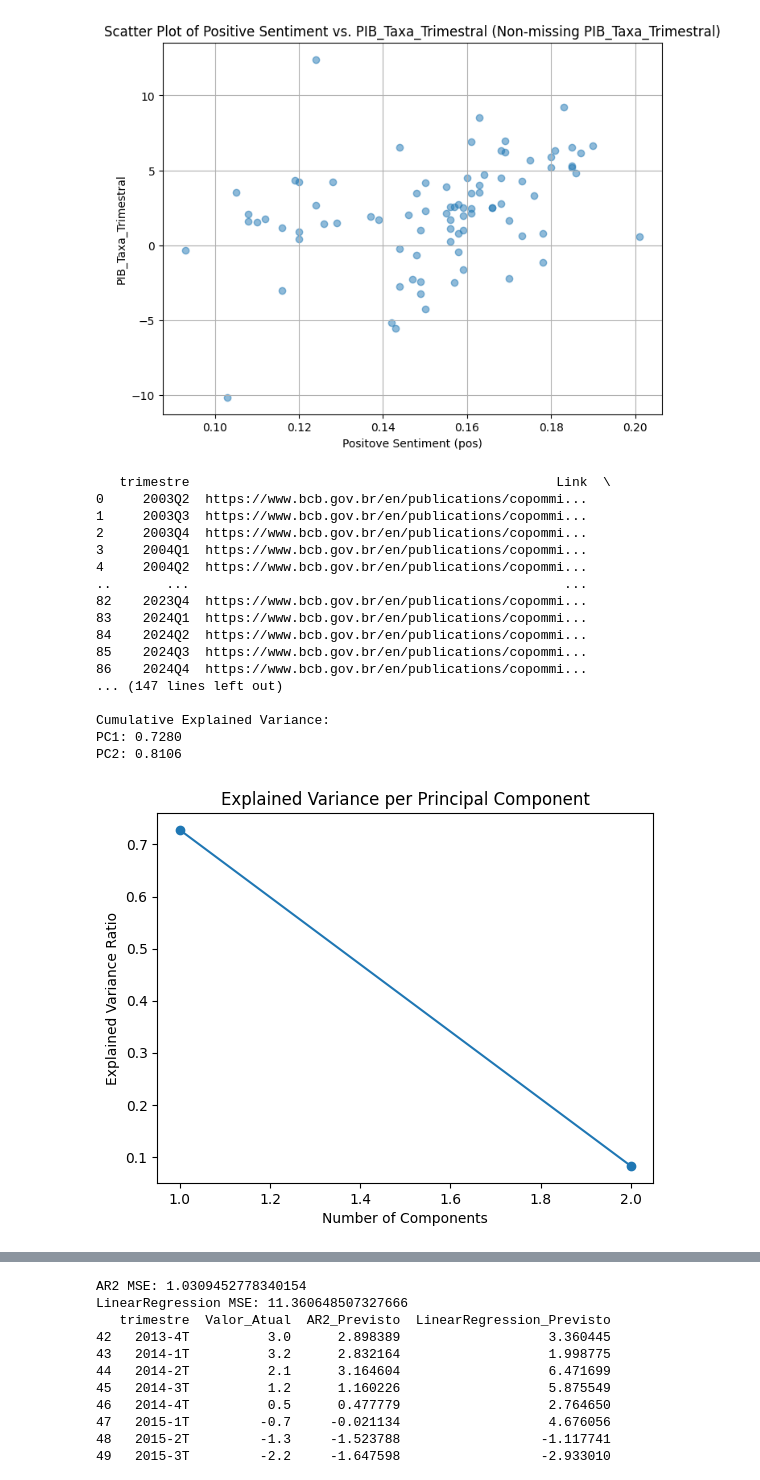
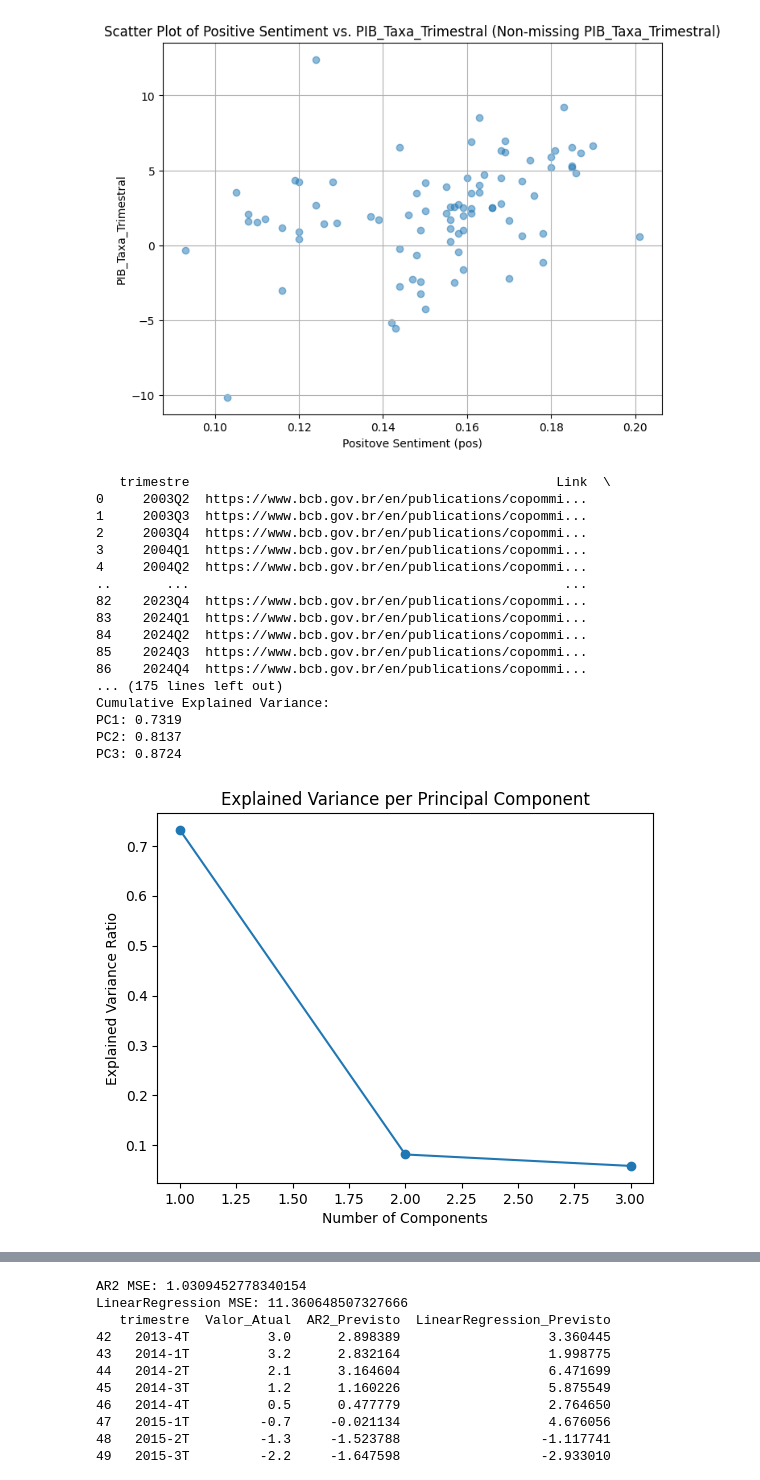
Before and after one commit to dcatrib/tesePython, a Jupyter notebook: Testes_Previsao.ipynb, the cells around one changed output, grey strips where cells are left out. Cells and saved outputs as stored; diff of their text form; code cells hidden in the pictures.

```diff
--- a/Testes_Previsao.ipynb
+++ b/Testes_Previsao.ipynb
@@ -55,7 +55,7 @@ corpus_tokenized = [text.split() for text in corpus]
 
 # Word2Vec (cbow)
 print("Treinando Word2Vec...")
-word2vec_model = gensim.models.Word2Vec(corpus_tokenized, vector_size=100, window=5, min_count=1, workers=4)
+word2vec_model = gensim.models.Word2Vec(corpus_tokenized, vector_size=300, window=5, min_count=1, workers=4)
 print(df_final.head(20))
 # %% [output]
 [interactive output not drawn]
@@ -250,7 +249,7 @@ scaler = StandardScaler()
 X_scaled = scaler.fit_transform(X)
 
 # Aplicar PCA
-pca = PCA(n_components=2)  # Ajustar o número de componentes conforme necessário
+pca = PCA(n_components=3)  # Ajustar o número de componentes conforme necessário
 X_pca = pca.fit_transform(X_scaled)
 
 # Create a DataFrame with the principal components
@@ -280,35 +279,35 @@ for i, variance in enumerate(cumulative_variance):
     print(f"PC{i+1}: {variance:.4f}")
 
 # Plot explained variance
 import matplotlib.pyplot as plt
 plt.plot(range(1, pca.n_components_ + 1), explained_variance_ratio, marker='o')
 plt.xlabel('Number of Components')
 plt.ylabel('Explained Variance Ratio')
 plt.title('Explained Variance per Principal Component')
 plt.show()
 
 # Plot cumulative explained variance
 plt.plot(range(1, pca.n_components_ + 1), cumulative_variance, marker='o')
 plt.xlabel('Number of Components')
 plt.ylabel('Cumulative Explained Variance')
 plt.title('Cumulative Explained Variance')
 plt.show()
 # %% [output]
    trimestre                                               Link  \
 0     2003Q2  https://www.bcb.gov.br/en/publications/copommi...
 1     2003Q3  https://www.bcb.gov.br/en/publications/copommi...
 2     2003Q4  https://www.bcb.gov.br/en/publications/copommi...
 3     2004Q1  https://www.bcb.gov.br/en/publications/copommi...
 4     2004Q2  https://www.bcb.gov.br/en/publications/copommi...
 ..       ...                                                ...
 82    2023Q4  https://www.bcb.gov.br/en/publications/copommi...
 83    2024Q1  https://www.bcb.gov.br/en/publications/copommi...
 84    2024Q2  https://www.bcb.gov.br/en/publications/copommi...
 85    2024Q3  https://www.bcb.gov.br/en/publications/copommi...
 86    2024Q4  https://www.bcb.gov.br/en/publications/copommi...
-... (147 lines left out)
-
+... (175 lines left out)
 Cumulative Explained Variance:
-PC1: 0.7280
-PC2: 0.8106
+PC1: 0.7319
+PC2: 0.8137
+PC3: 0.8724
-[figure, old version]
+[figure, new version]
```
Also changed, not shown: parts of 12 cells of this notebook.
